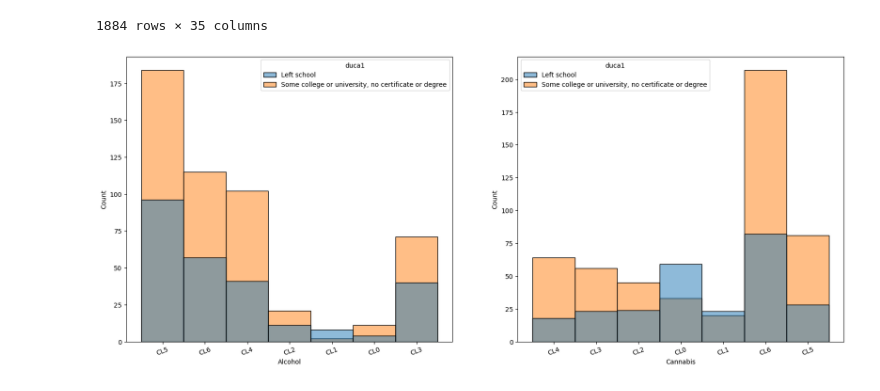
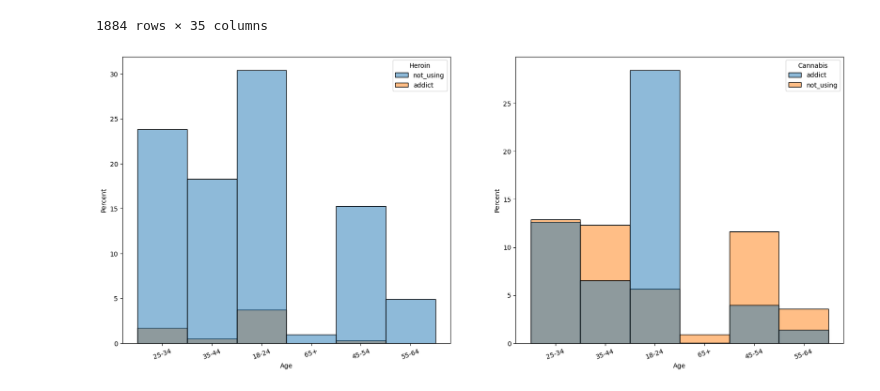
Before and after one commit to neriyabrin/Drug-Analysis-project, a Jupyter notebook: drug11.ipynb, the cells around one changed output. Saved outputs shown, nothing was run; the diff lists cells and outputs as text; code cells hidden in the pictures.

```diff
--- a/drug11.ipynb
+++ b/drug11.ipynb
@@ -109,12 +112,12 @@ df
 # %%
 fig, axes = plt.subplots(figsize=(20,8), ncols=2)
 plt.xticks(rotation=20)
 for ax in axes:
     ax.tick_params(axis='x', rotation=20)
-sns.histplot(ax=axes[0], x='Alcohol',hue='duca1', data=df)
+sns.histplot(ax=axes[0], x='Age',hue='Heroin', data=df11,stat='percent')
 
-sns.histplot(ax=axes[1], x='Cannabis',hue="duca1", data=df)
+sns.histplot(ax=axes[1], x='Age',hue="Cannabis", data=df11,stat='percent')
 
 plt.show()
 # %% [output]
-[figure, old version]
+[figure, new version]
```
Also changed, not shown: parts of 19 cells of this notebook.
